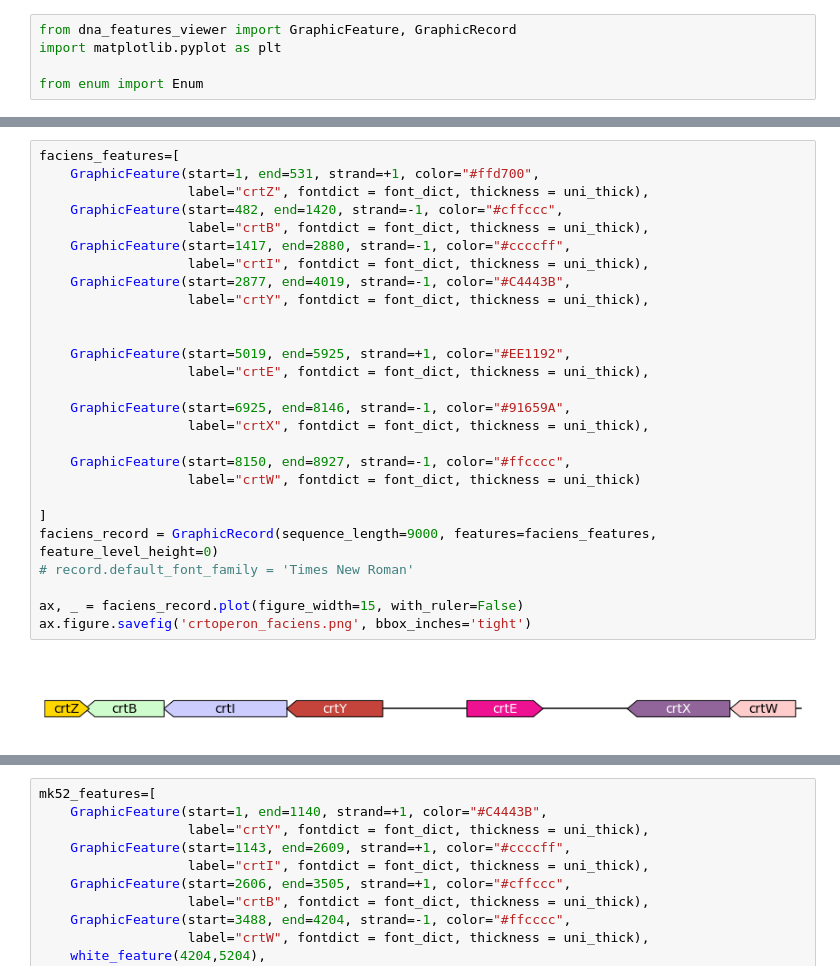
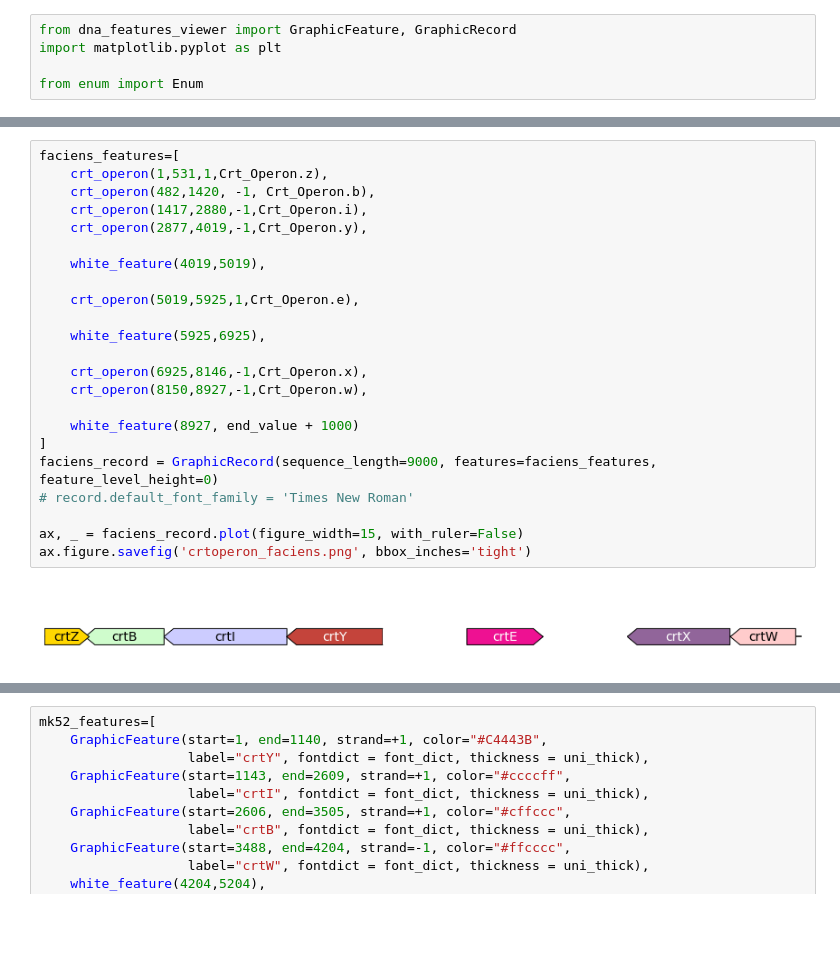
Before and after one commit to DarrenKey/Astaxanthin-RD1-Project, a Jupyter notebook: python-scripts/OperonCreation.ipynb, the cells around one changed output, grey strips where cells are left out. Cells and saved outputs as stored; diff of their text form; blank space fills up the shorter version.

```diff
--- a/python-scripts/OperonCreation.ipynb
+++ b/python-scripts/OperonCreation.ipynb
@@ -72,32 +76,28 @@ ax.figure.savefig('crtoperon_RD1.png', bbox_inches='tight')
 [figure]
 # %%
 faciens_features=[
-    GraphicFeature(start=1, end=531, strand=+1, color="#ffd700",
-                   label="crtZ", fontdict = font_dict, thickness = uni_thick),
-    GraphicFeature(start=482, end=1420, strand=-1, color="#cffccc",
-                   label="crtB", fontdict = font_dict, thickness = uni_thick),
-    GraphicFeature(start=1417, end=2880, strand=-1, color="#ccccff",
-                   label="crtI", fontdict = font_dict, thickness = uni_thick),
-    GraphicFeature(start=2877, end=4019, strand=-1, color="#C4443B",
-                   label="crtY", fontdict = font_dict, thickness = uni_thick),
+    crt_operon(1,531,1,Crt_Operon.z),
+    crt_operon(482,1420, -1, Crt_Operon.b),
+    crt_operon(1417,2880,-1,Crt_Operon.i),
+    crt_operon(2877,4019,-1,Crt_Operon.y),
 
+    white_feature(4019,5019),
 
-    GraphicFeature(start=5019, end=5925, strand=+1, color="#EE1192",
-                   label="crtE", fontdict = font_dict, thickness = uni_thick),
+    crt_operon(5019,5925,1,Crt_Operon.e),
 
-    GraphicFeature(start=6925, end=8146, strand=-1, color="#91659A",
-                   label="crtX", fontdict = font_dict, thickness = uni_thick),
+    white_feature(5925,6925),
 
-    GraphicFeature(start=8150, end=8927, strand=-1, color="#ffcccc",
-                   label="crtW", fontdict = font_dict, thickness = uni_thick)
+    crt_operon(6925,8146,-1,Crt_Operon.x),
+    crt_operon(8150,8927,-1,Crt_Operon.w),
 
+    white_feature(8927, end_value + 1000)
 ]
 faciens_record = GraphicRecord(sequence_length=9000, features=faciens_features, feature_level_height=0)
 # record.default_font_family = 'Times New Roman'
 
 ax, _ = faciens_record.plot(figure_width=15, with_ruler=False)
 ax.figure.savefig('crtoperon_faciens.png', bbox_inches='tight')
 # %% [output]
-[figure, old version]
+[figure, new version]
 # %%
 pb304_features=[
```
Also changed, not shown: parts of 3 cells of this notebook.
